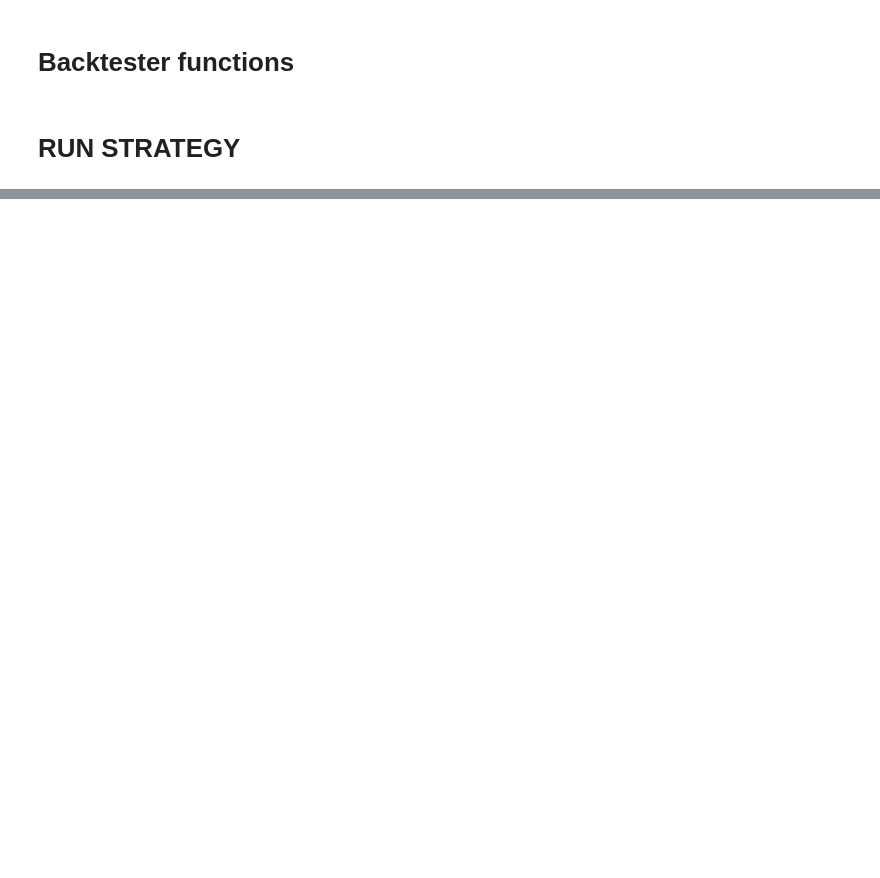
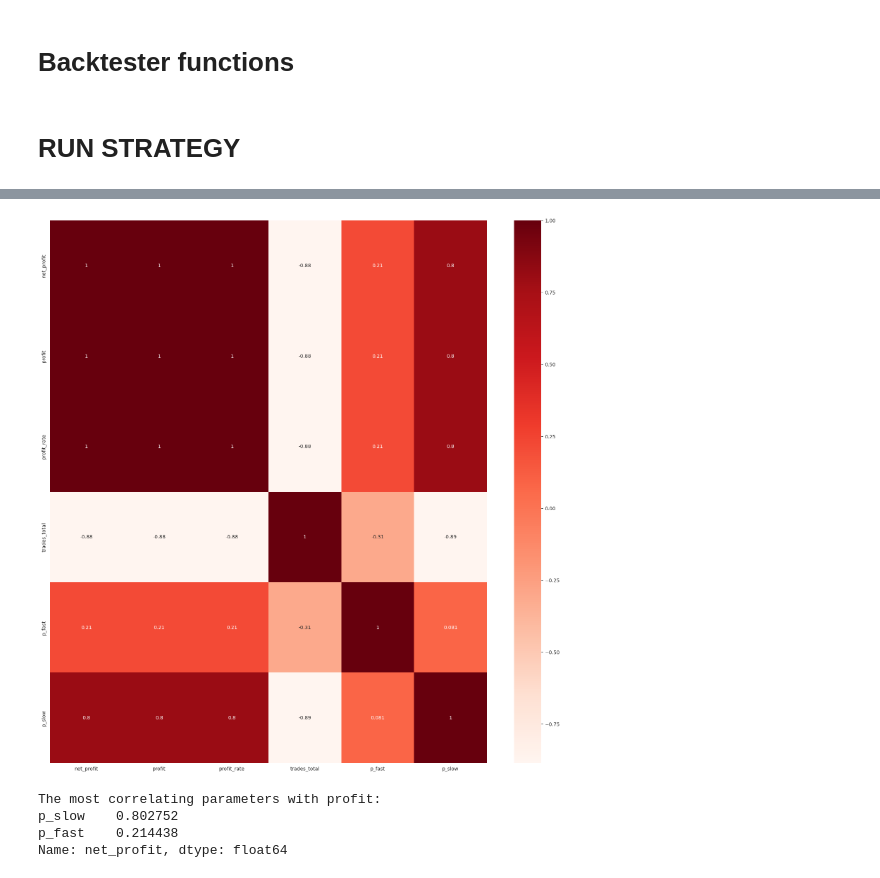
Before and after one commit to akumidv/trade-strategies-backtesting-optimization, a Jupyter notebook: sma_cross_backtrade_v1.ipynb, the cells around one changed output, grey strips where cells are left out. Drawn from its saved outputs; the diff is of its cells as text; code cells hidden in the pictures; blank space fills up the shorter version.

```diff
--- a/sma_cross_backtrade_v1.ipynb
+++ b/sma_cross_backtrade_v1.ipynb
@@ -349,0 +387,6 @@ print(res)
+# %%
+if OPTIM_TYPE == 'Annealing':
+    best_param = space_eval(search_space, best)
+    cerebro = get_cerebro(data, base_param, best_param)
+    stats = cerebro.run()
+stats
@@ -349,0 +395,6 @@ print(res)
+# %%
+if OPTIM_TYPE == 'Annealing':
+    best_param = space_eval(search_space, best)
+    df_best_res = pd.Series(best_param, name='The best combination of parameters')
+    print('Optimal parameters for strategy:')
+    print(df_best_res)
@@ -349,0 +406,13 @@ print(res)
+# %%
+if OPTIM_TYPE == 'Annealing':
+    runs_res = [dict(list(res['stats'].items()) + list(res['params'].items())) for res in trials.results]
+    heatmap = pd.DataFrame(runs_res)
+    if(OPTIM_PARAMETER in heatmap.columns):
+        sorted_res = heatmap.sort_values(OPTIM_PARAMETER, ascending=False)
+        # sorted_res.to_csv(f'./res_{TICKER}_{TIME_FRAME}', header=True, index=False, encoding='utf-8', sep=',')
+    else:
+        sorted_res =  heatmap
+    if not IS_IN_COLAB:
+        print(sorted_res)
+    else:
+        sorted_res
@@ -362,0 +446,21 @@ ImportError: cannot import name 'warnings' from 'matplotlib.dates' (/workspace/h
+# %%
+if  OPTIM_TYPE == 'Annealing':
+    cor = heatmap.corr()
+    matplotlib.pyplot.figure(figsize=(20, 20))
+    sns.heatmap(cor, annot=True, cmap=plt.cm.Reds)
+    plt.show()
+    cor_target = cor[OPTIM_PARAMETER].abs()
+    relevant_features = cor_target[[i in best_param.keys() for i in cor_target.index]].sort_values(ascending=False)
+    print('The most correlating parameters with profit:')
+
+    name_x = relevant_features.index[0]
+    name_y = relevant_features.index[1]
+    if not IS_IN_COLAB:
+        print(relevant_features)
+    relevant_features
+# %% [output]
+[figure, added]
+The most correlating parameters with profit:
+p_slow    0.802752
+p_fast    0.214438
+Name: net_profit, dtype: float64
```
Also changed, not shown: parts of 19 cells of this notebook, 2 other files.
